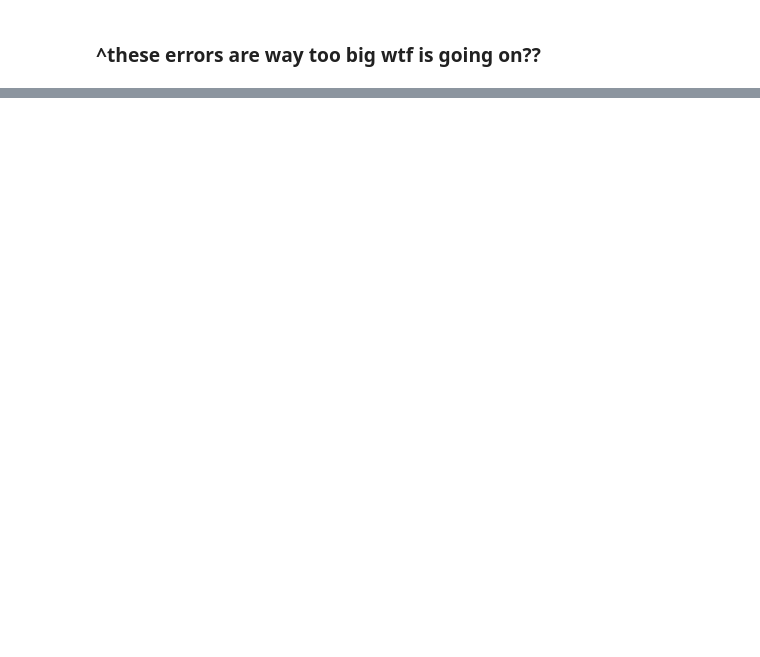
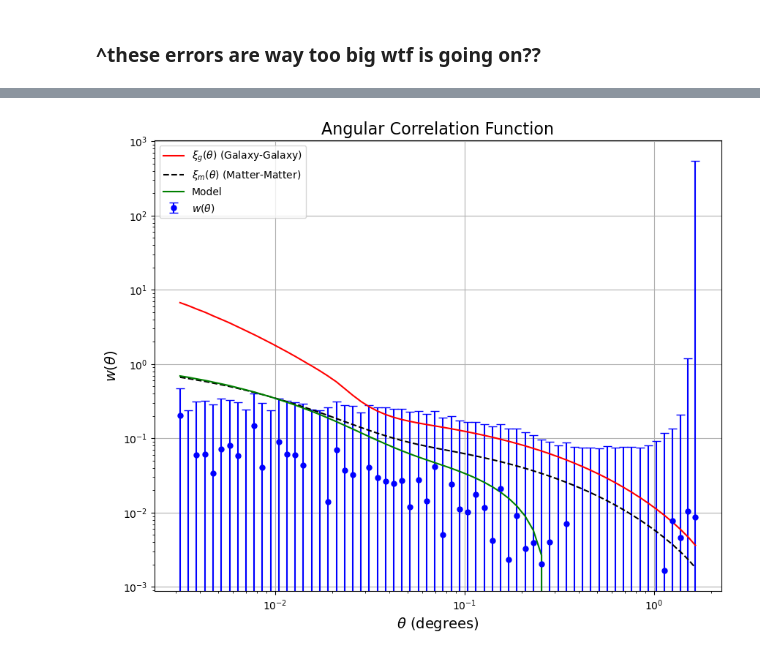
Before and after one commit to OtiliaIrina/Master_Thesis, a Jupyter notebook: New code/New_Test.ipynb, the cells around one changed output, grey strips where cells are left out. Drawn from its saved outputs; the diff is of its cells as text; code cells hidden in the pictures; blank space fills up the shorter version.

```diff
--- a/New code/New_Test.ipynb
+++ b/New code/New_Test.ipynb
@@ -227,0 +252,32 @@ AttributeError: 'tuple' object has no attribute 'angular_corr_gal'
+# %%
+xi_m_values = np.array(results['xi_m'])  # Matter-matter correlation function
+IC_values = np.array(bias_estimator.IC_list)  # Integral Constraint correction
+
+# Compute the model: xi_m * b^2 - IC
+model_values = xi_m_values * bias_values[0]**2 - IC_values[0]  # single subsample
+# %%
+plt.figure(figsize=(10, 8))
+plt.errorbar(theta_values, w_theta_values, yerr=w_theta_errors, fmt='o',
+             color='blue', capsize=4, markersize=5, label=r'$w(\theta)$')
+
+# Plot galaxy and matter correlation functions
+plt.plot(theta_values, xi_g_values, label=r'$\xi_{g}(\theta)$ (Galaxy-Galaxy)', linestyle='-', color='red')
+plt.plot(theta_values, xi_m_values, label=r'$\xi_{m}(\theta)$ (Matter-Matter)', linestyle='dashed', color='black')
+
+plt.plot(theta_values, model_values, label=r'Model', color='g')
+plt.xscale('log')
+plt.yscale('log')
+
+# Labels and title
+plt.xlabel(r'$\theta$ (degrees)', fontsize=14)
+plt.ylabel(r'$ w(\theta)$', fontsize=14)
+plt.title('Angular Correlation Function', fontsize=16)
+
+# Add legend and grid
+plt.legend()
+plt.grid(True)
+
+# Show plot
+plt.show()
+# %% [output]
+[figure, added]
```
Also changed, not shown: parts of 10 cells of this notebook, 2 other files.
